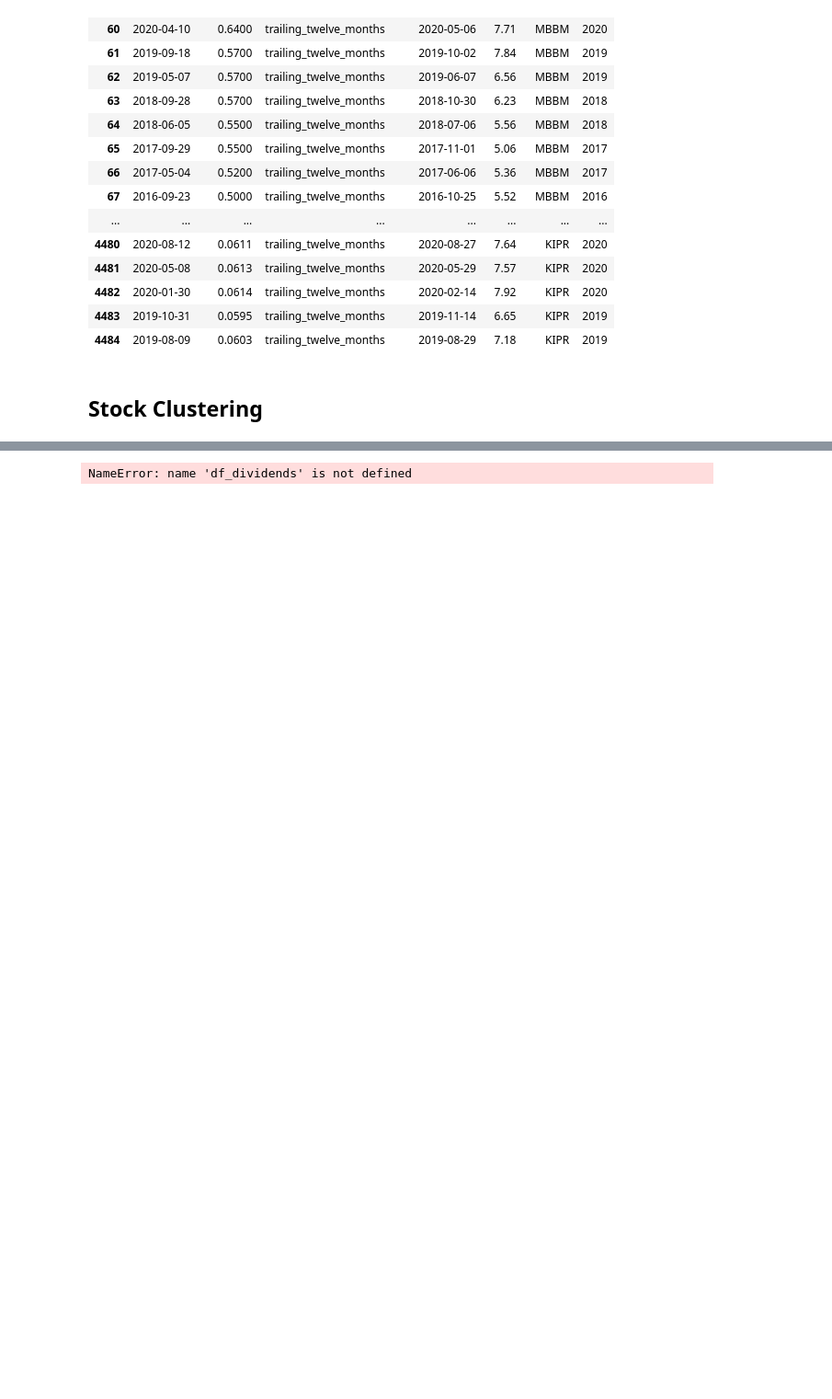
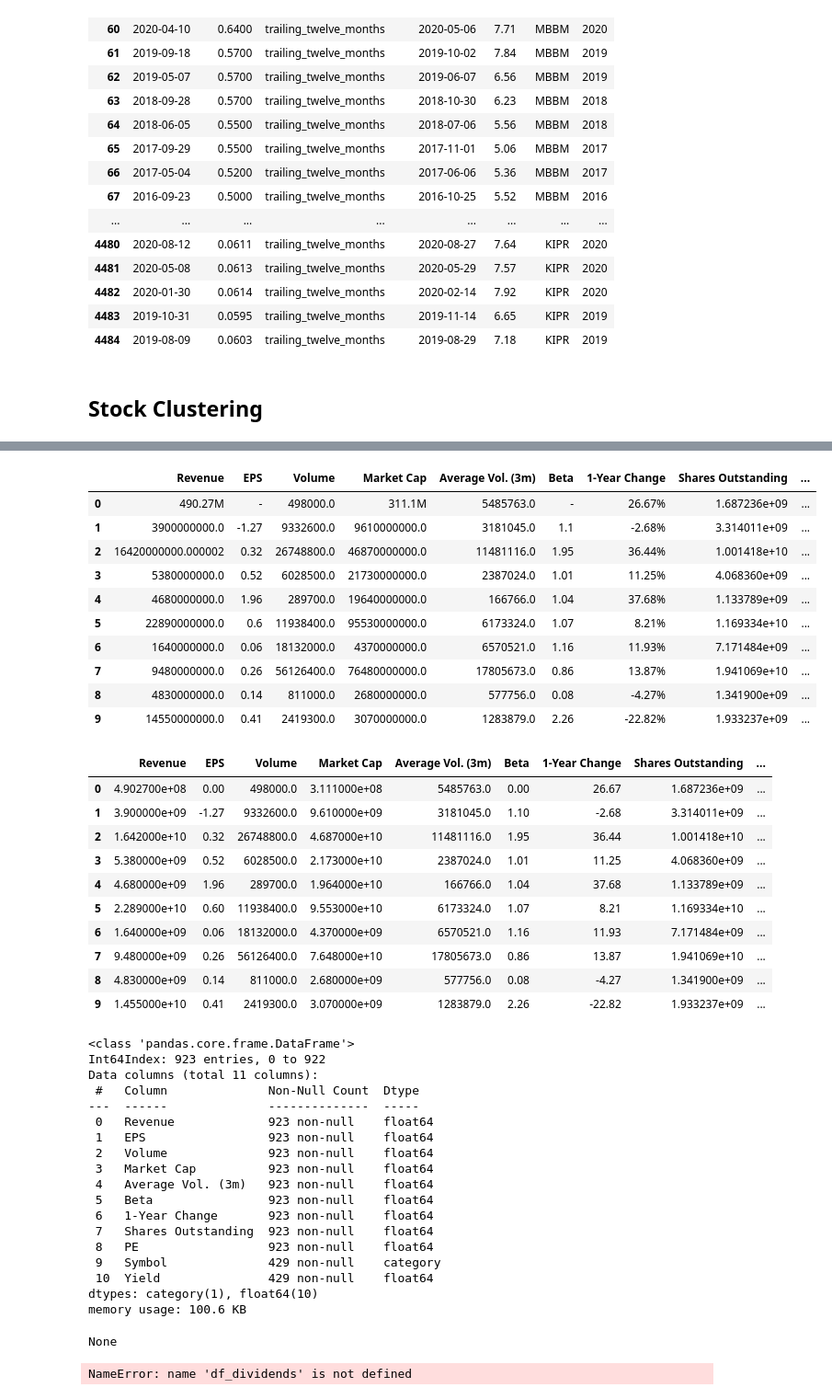
Before and after one commit to alpha2phi/jupyter-notebooks, a Jupyter notebook: nbs/02_00_stocks_selection.ipynb, the cells around one changed output, grey strips where cells are left out. Shown at 92% size. Drawn from its saved outputs; the diff is of its cells as text; code cells hidden in the pictures; blank space fills up the shorter version.

```diff
--- a/nbs/02_00_stocks_selection.ipynb
+++ b/nbs/02_00_stocks_selection.ipynb
@@ -422,0 +424,33 @@ from sklearn.pipeline import FeatureUnion
+# %%
+df_analysis = pd.merge(df_stocks_info, df_dividends_summary, how='left', left_on=['Stock Symbol'], right_on=['Symbol'])
+df_analysis['Symbol'] = df_analysis['Symbol'].astype('category')
+display(df_analysis.head(10))
+
+# Drop columnss
+cols = ['Next Earnings Date', 'Todays Range', 'Prev. Close', 'Open', '52 wk Range', 'Dividend (Yield)', 'P/E Ratio', 'Stock Symbol']
+df_analysis.drop(columns=cols, inplace=True)
+display(df_analysis.head(10))
+
+def convert_uom(v):
+    if "M" in v:
+        return float(v[0:len(v)-1]) * 1_000_000
+    elif "K" in v:
+        return float(v[0:len(v)-1]) * 1_000
+    elif v == "-":
+        return 0
+    elif "%" in v:
+        return float(v[0:len(v)-1].replace(",",""))
+    else:
+        return float(v)
+
+df_analysis['Revenue'] = df_analysis['Revenue'].apply(convert_uom)
+df_analysis['EPS'] = df_analysis['EPS'].apply(convert_uom)
+df_analysis['Market Cap'] = df_analysis['Market Cap'].apply(convert_uom)
+df_analysis['Average Vol. (3m)'] = df_analysis['Average Vol. (3m)'].apply(convert_uom)
+df_analysis['Beta'] = df_analysis['Beta'].apply(convert_uom)
+df_analysis['1-Year Change'] = df_analysis['1-Year Change'].apply(convert_uom)
+
+display(df_analysis.head(10))
+
+display(df_analysis.info())
+# %% [output]
@@ -423 +468,42 @@ from sklearn.pipeline import FeatureUnion
+|  | Revenue | EPS | Volume | Market Cap | Average Vol. (3m) | Beta | 1-Year Change | Shares Outstanding | ... |
+| 0 | 490.27M | - | 498000.0 | 311.1M | 5485763.0 | - | 26.67% | 1.687236e+09 | ... |
+| 1 | 3900000000.0 | -1.27 | 9332600.0 | 9610000000.0 | 3181045.0 | 1.1 | -2.68% | 3.314011e+09 | ... |
+| 2 | 16420000000.000002 | 0.32 | 26748800.0 | 46870000000.0 | 11481116.0 | 1.95 | 36.44% | 1.001418e+10 | ... |
+| 3 | 5380000000.0 | 0.52 | 6028500.0 | 21730000000.0 | 2387024.0 | 1.01 | 11.25% | 4.068360e+09 | ... |
+| 4 | 4680000000.0 | 1.96 | 289700.0 | 19640000000.0 | 166766.0 | 1.04 | 37.68% | 1.133789e+09 | ... |
+| 5 | 22890000000.0 | 0.6 | 11938400.0 | 95530000000.0 | 6173324.0 | 1.07 | 8.21% | 1.169334e+10 | ... |
+| 6 | 1640000000.0 | 0.06 | 18132000.0 | 4370000000.0 | 6570521.0 | 1.16 | 11.93% | 7.171484e+09 | ... |
+| 7 | 9480000000.0 | 0.26 | 56126400.0 | 76480000000.0 | 17805673.0 | 0.86 | 13.87% | 1.941069e+10 | ... |
+| 8 | 4830000000.0 | 0.14 | 811000.0 | 2680000000.0 | 577756.0 | 0.08 | -4.27% | 1.341900e+09 | ... |
+| 9 | 14550000000.0 | 0.41 | 2419300.0 | 3070000000.0 | 1283879.0 | 2.26 | -22.82% | 1.933237e+09 | ... |
+|  | Revenue | EPS | Volume | Market Cap | Average Vol. (3m) | Beta | 1-Year Change | Shares Outstanding | ... |
+| 0 | 4.902700e+08 | 0.00 | 498000.0 | 3.111000e+08 | 5485763.0 | 0.00 | 26.67 | 1.687236e+09 | ... |
+| 1 | 3.900000e+09 | -1.27 | 9332600.0 | 9.610000e+09 | 3181045.0 | 1.10 | -2.68 | 3.314011e+09 | ... |
+| 2 | 1.642000e+10 | 0.32 | 26748800.0 | 4.687000e+10 | 11481116.0 | 1.95 | 36.44 | 1.001418e+10 | ... |
+| 3 | 5.380000e+09 | 0.52 | 6028500.0 | 2.173000e+10 | 2387024.0 | 1.01 | 11.25 | 4.068360e+09 | ... |
+| 4 | 4.680000e+09 | 1.96 | 289700.0 | 1.964000e+10 | 166766.0 | 1.04 | 37.68 | 1.133789e+09 | ... |
+| 5 | 2.289000e+10 | 0.60 | 11938400.0 | 9.553000e+10 | 6173324.0 | 1.07 | 8.21 | 1.169334e+10 | ... |
+| 6 | 1.640000e+09 | 0.06 | 18132000.0 | 4.370000e+09 | 6570521.0 | 1.16 | 11.93 | 7.171484e+09 | ... |
+| 7 | 9.480000e+09 | 0.26 | 56126400.0 | 7.648000e+10 | 17805673.0 | 0.86 | 13.87 | 1.941069e+10 | ... |
+| 8 | 4.830000e+09 | 0.14 | 811000.0 | 2.680000e+09 | 577756.0 | 0.08 | -4.27 | 1.341900e+09 | ... |
+| 9 | 1.455000e+10 | 0.41 | 2419300.0 | 3.070000e+09 | 1283879.0 | 2.26 | -22.82 | 1.933237e+09 | ... |
+<class 'pandas.core.frame.DataFrame'>
+Int64Index: 923 entries, 0 to 922
+Data columns (total 11 columns):
+ #   Column              Non-Null Count  Dtype
+---  ------              --------------  -----
+ 0   Revenue             923 non-null    float64
+ 1   EPS                 923 non-null    float64
+ 2   Volume              923 non-null    float64
+ 3   Market Cap          923 non-null    float64
+ 4   Average Vol. (3m)   923 non-null    float64
+ 5   Beta                923 non-null    float64
+ 6   1-Year Change       923 non-null    float64
+ 7   Shares Outstanding  923 non-null    float64
+ 8   PE                  923 non-null    float64
+ 9   Symbol              429 non-null    category
+ 10  Yield               429 non-null    float64
+dtypes: category(1), float64(10)
+memory usage: 100.6 KB
+None
 # %%
```
Also changed, not shown: parts of 3 cells of this notebook, 3 other files.
